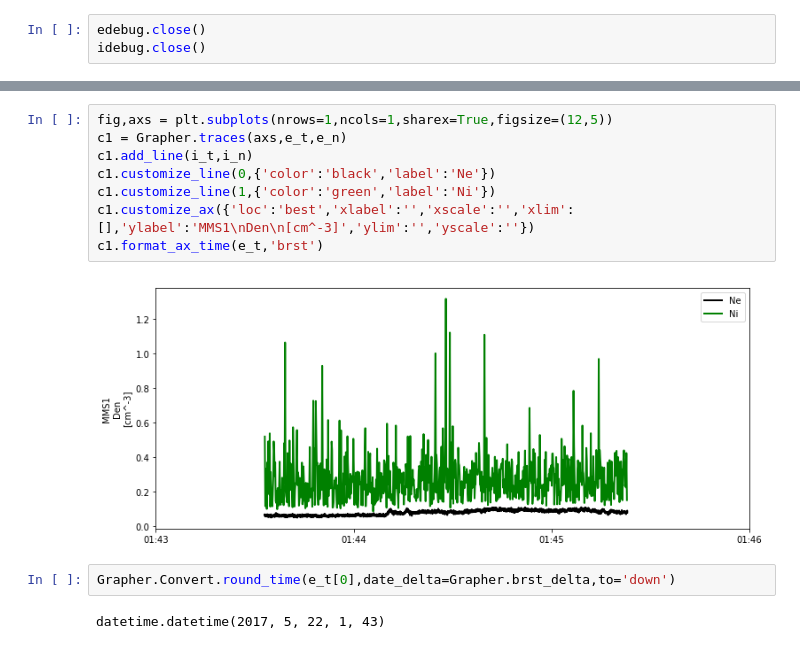
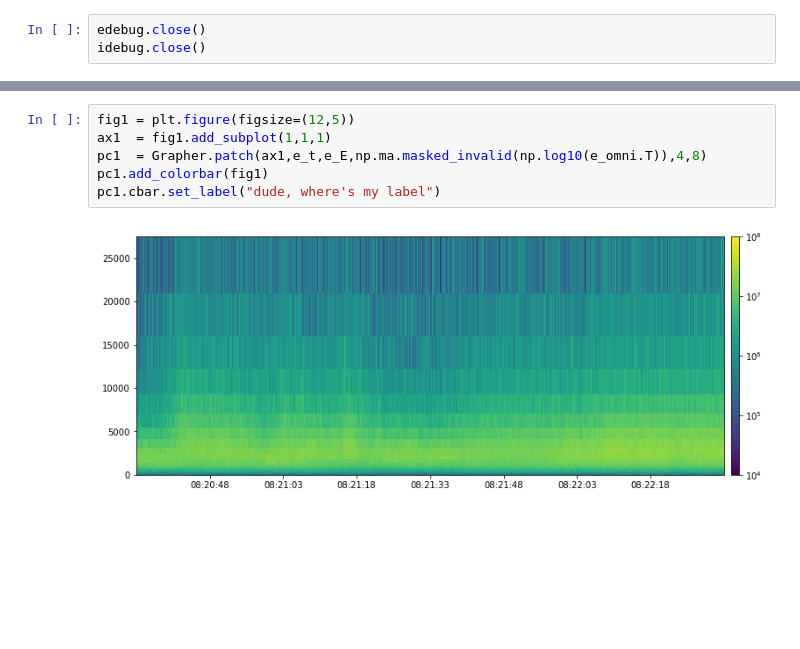
Before and after one commit to gravmath/PAD, a Jupyter notebook: Burst Survey Plots.ipynb, the cells around one changed output, grey strips where cells are left out. Drawn from its saved outputs; the diff is of its cells as text; blank space fills up the shorter version.

```diff
--- a/Burst Survey Plots.ipynb
+++ b/Burst Survey Plots.ipynb
@@ -112,14 +94,8 @@ TypeError: 'type' object has no attribute '__getitem__'
-# %%
-fig,axs = plt.subplots(nrows=1,ncols=1,sharex=True,figsize=(12,5))
-c1 = Grapher.traces(axs,e_t,e_n)
-c1.add_line(i_t,i_n)
-c1.customize_line(0,{'color':'black','label':'Ne'})
-c1.customize_line(1,{'color':'green','label':'Ni'})
-c1.customize_ax({'loc':'best','xlabel':'','xscale':'','xlim':[],'ylabel':'MMS1\nDen\n[cm^-3]','ylim':'','yscale':''})
-c1.format_ax_time(e_t,'brst')
-# %% [output]
-[figure, removed]
-# %%
-Grapher.Convert.round_time(e_t[0],date_delta=Grapher.brst_delta,to='down')
-# %% [output]
-datetime.datetime(2017, 5, 22, 1, 43)
+# %%
+fig1 = plt.figure(figsize=(12,5))
+ax1  = fig1.add_subplot(1,1,1)
+pc1  = Grapher.patch(ax1,e_t,e_E,np.ma.masked_invalid(np.log10(e_omni.T)),4,8)
+pc1.add_colorbar(fig1)
+pc1.cbar.set_label("dude, where's my label")
+# %% [output]
+[figure, added]
```
Also changed, not shown: parts of 8 cells of this notebook, 3 other files.
